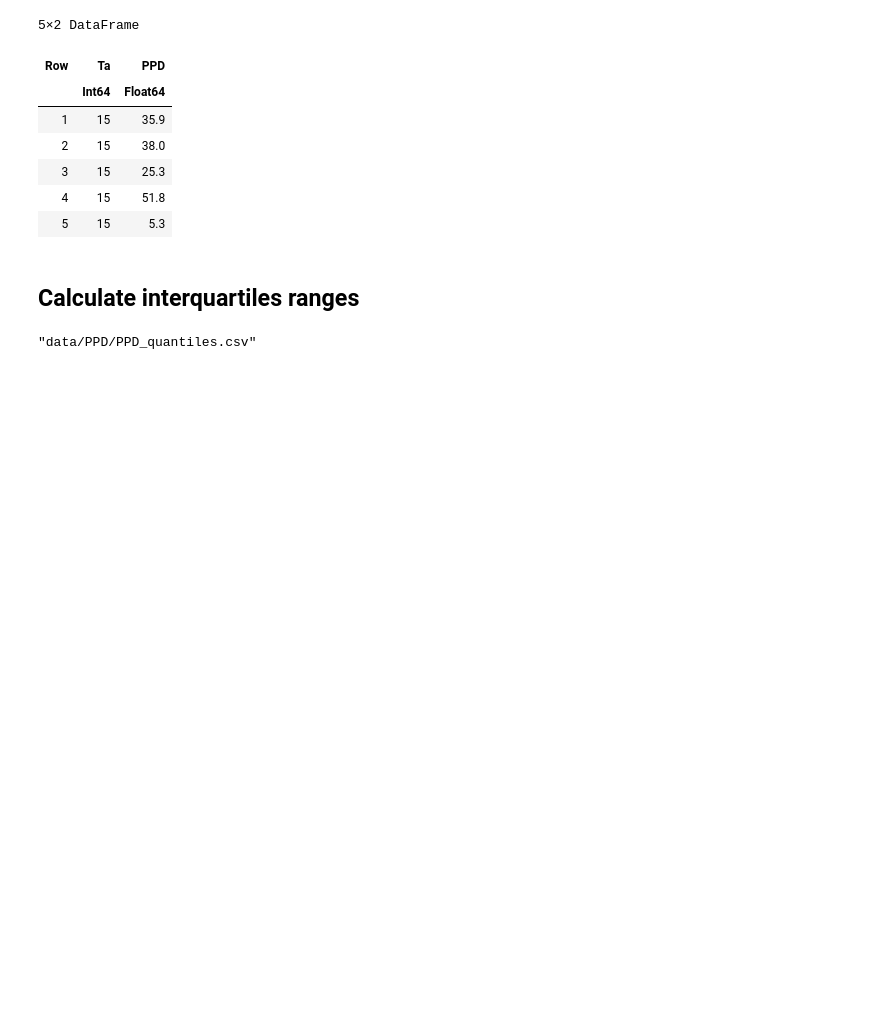
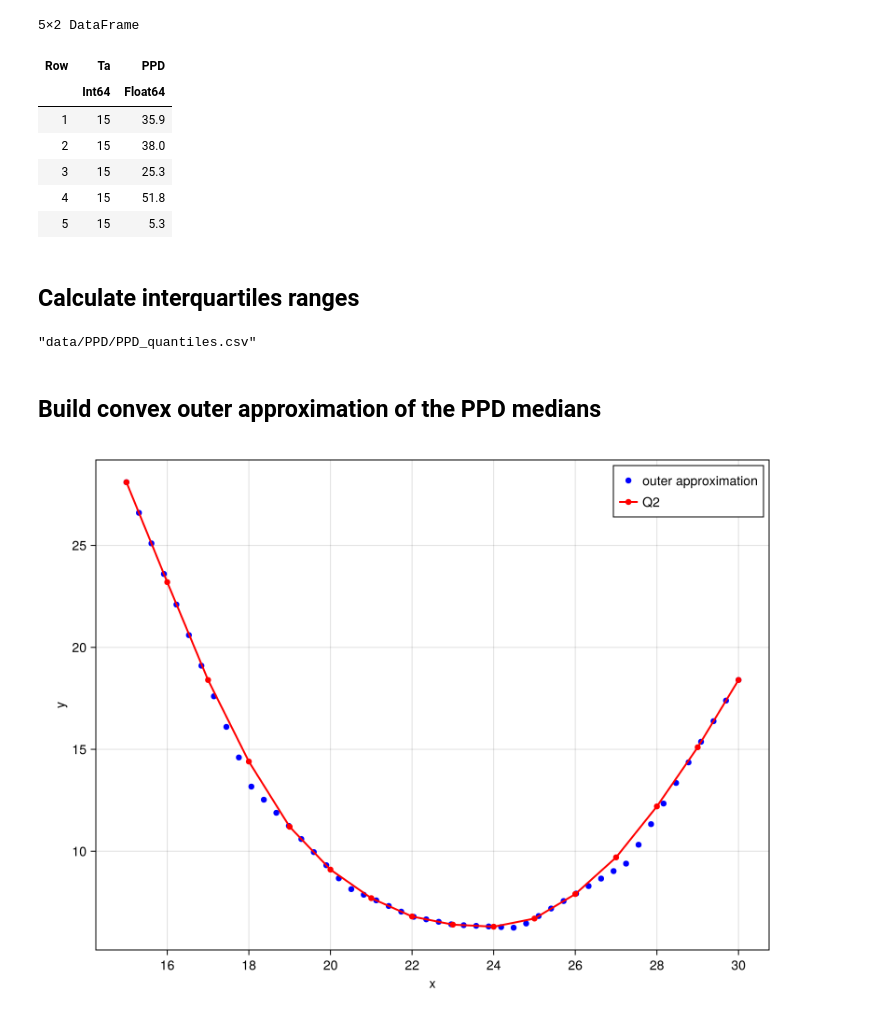
Before and after one commit to XinLiTue/Congestion-Management-based-on-Thermal-Comfort, a Jupyter notebook: PPD.ipynb, the cells around one changed output. Drawn from its saved outputs; the diff is of its cells as text; code cells hidden in the pictures; blank space fills up the shorter version.

```diff
--- a/PPD.ipynb
+++ b/PPD.ipynb
@@ -72,3 +75,48 @@ end
 CSV.write("data/PPD/PPD_quantiles.csv", dfg)
 # %% [output]
 "data/PPD/PPD_quantiles.csv"
+# %% [markdown]
+## Build convex outer approximation of the PPD medians
+# %%
+function outer_approximate_x(x̄, medians::Vector{Tuple{Int64, Float64}})
+
+    # compute ray f(x) through two median points that are adjacent
+    f(x, (x1, y1), (x2, y2)) = y1 + (y2 - y1) / (x2 - x1) * (x - x1)
+
+    model = Model(HiGHS.Optimizer)
+    set_silent(model)
+    @variable(model, x)
+    @variable(model, y)
+
+    # generate one constraint for each pair of adjacent medians
+    # for i in 3:length(medians) - 3
+    # for i in 1:3:length(medians) - 1
+    for i in [1,5,7,8,9,11,15]
+        @constraint(model, y >= f(x, medians[i], medians[i + 1]))
+    end
+
+    @objective(model, Min, y)
+    @constraint(model, x == x̄)  # <-- a trivial constraint just for testing.
+    optimize!(model)
+    @assert is_solved_and_feasible(model)
+    return value(y)
+end
+
+fig = Figure(; size = (800, 600))
+ax = Axis(fig[1, 1]; xlabel = "x", ylabel = "y")
+
+for x̄ in range(; start = 15, stop = 30, length = 50)
+    ȳ = outer_approximate_x(x̄, [(x, y) for (x, y) in zip(dfg.Ta, dfg.Q2)])
+    scatter!(ax, [x̄], [ȳ]; label = "outer approximation", color = :blue)
+end
+
+
+
+# plot medians using scatterlines
+scatterlines!(ax, dfg.Ta, dfg.Q2; label = "Q2", color = :red, linewidth = 2)
+
+axislegend(ax, unique = true)
+
+fig
+# %% [output]
+[figure, added]
```
Also changed, not shown: parts of 3 cells of this notebook, 7 other files.
